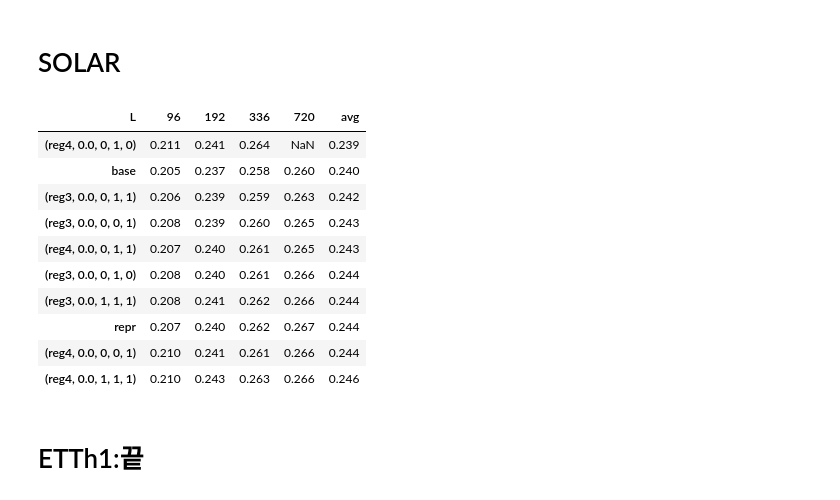
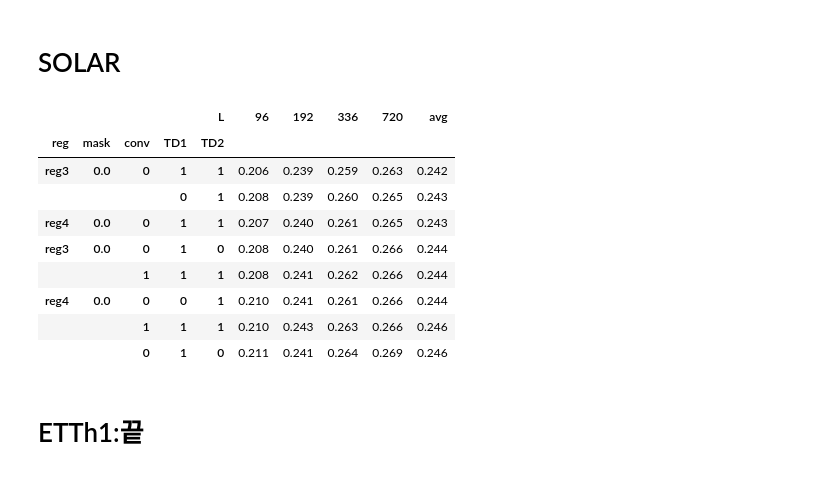
Before and after one commit to seunghan96/comats, a Jupyter notebook: results.ipynb, the cells around one changed output. Saved outputs shown, nothing was run; the diff lists cells and outputs as text; code cells hidden in the pictures.

```diff
--- a/results.ipynb
+++ b/results.ipynb
@@ -96,23 +96,22 @@ df['avg'] = df.iloc[:,-4:].mean(axis=1)
 #df
 # %%
 solar = df.groupby(['reg','mask','conv','TD1','TD2']).min()[[96,192,336,720]]
-solar.loc['base'] = [0.205,0.237,0.258,0.260]
-solar.loc['repr'] = [0.207,0.240,0.262,0.267]
+#solar.loc['base'] = [0.205,0.237,0.258,0.260]
+#solar.loc['repr'] = [0.207,0.240,0.262,0.267]
 
 solar['avg'] = solar.mean(axis=1)
 solar.sort_values('avg').round(3)
 # %% [output]
-| L | 96 | 192 | 336 | 720 | avg |
-| (reg4, 0.0, 0, 1, 0) | 0.211 | 0.241 | 0.264 | NaN | 0.239 |
-| base | 0.205 | 0.237 | 0.258 | 0.260 | 0.240 |
-| (reg3, 0.0, 0, 1, 1) | 0.206 | 0.239 | 0.259 | 0.263 | 0.242 |
-| (reg3, 0.0, 0, 0, 1) | 0.208 | 0.239 | 0.260 | 0.265 | 0.243 |
-| (reg4, 0.0, 0, 1, 1) | 0.207 | 0.240 | 0.261 | 0.265 | 0.243 |
-| (reg3, 0.0, 0, 1, 0) | 0.208 | 0.240 | 0.261 | 0.266 | 0.244 |
-| (reg3, 0.0, 1, 1, 1) | 0.208 | 0.241 | 0.262 | 0.266 | 0.244 |
-| repr | 0.207 | 0.240 | 0.262 | 0.267 | 0.244 |
-| (reg4, 0.0, 0, 0, 1) | 0.210 | 0.241 | 0.261 | 0.266 | 0.244 |
-| (reg4, 0.0, 1, 1, 1) | 0.210 | 0.243 | 0.263 | 0.266 | 0.246 |
+|  |  |  |  | L | 96 | 192 | 336 | 720 | avg |
+| reg | mask | conv | TD1 | TD2 |  |  |  |  |  |
+| reg3 | 0.0 | 0 | 1 | 1 | 0.206 | 0.239 | 0.259 | 0.263 | 0.242 |
+|  |  |  | 0 | 1 | 0.208 | 0.239 | 0.260 | 0.265 | 0.243 |
+| reg4 | 0.0 | 0 | 1 | 1 | 0.207 | 0.240 | 0.261 | 0.265 | 0.243 |
+| reg3 | 0.0 | 0 | 1 | 0 | 0.208 | 0.240 | 0.261 | 0.266 | 0.244 |
+|  |  | 1 | 1 | 1 | 0.208 | 0.241 | 0.262 | 0.266 | 0.244 |
+| reg4 | 0.0 | 0 | 0 | 1 | 0.210 | 0.241 | 0.261 | 0.266 | 0.244 |
+|  |  | 1 | 1 | 1 | 0.210 | 0.243 | 0.263 | 0.266 | 0.246 |
+|  |  | 0 | 1 | 0 | 0.211 | 0.241 | 0.264 | 0.269 | 0.246 |
 # %% [markdown]
 # ETTh1:끝
 # %%
```
Also changed, not shown: parts of 10 cells of this notebook, 9 other files.
